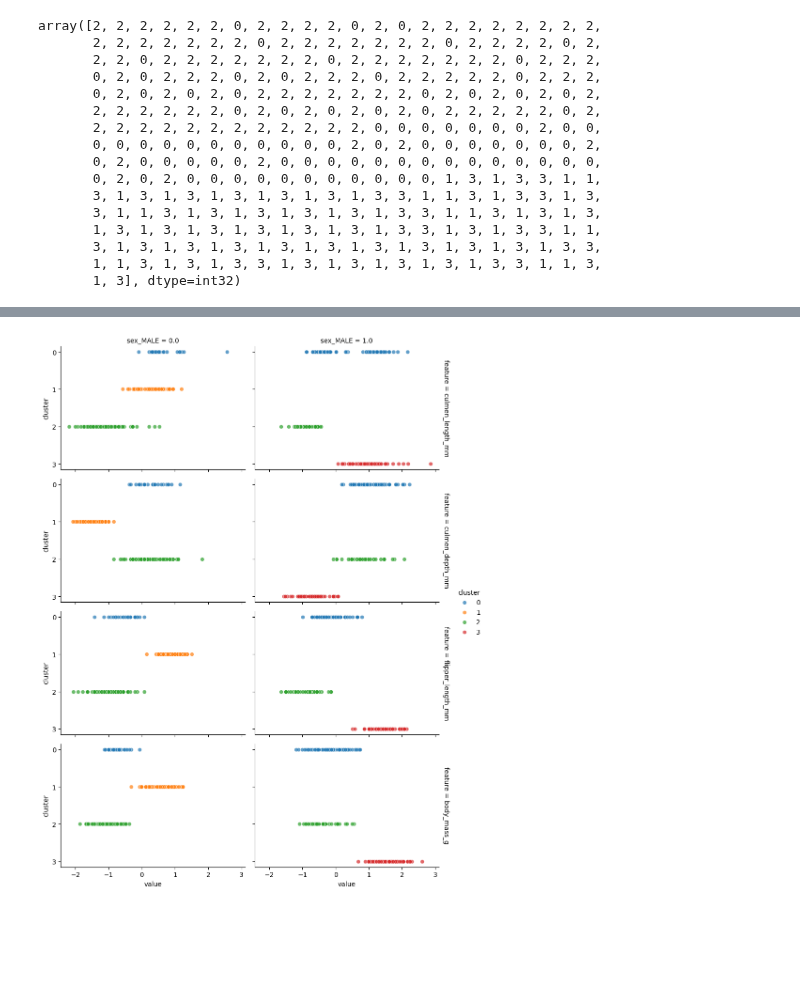
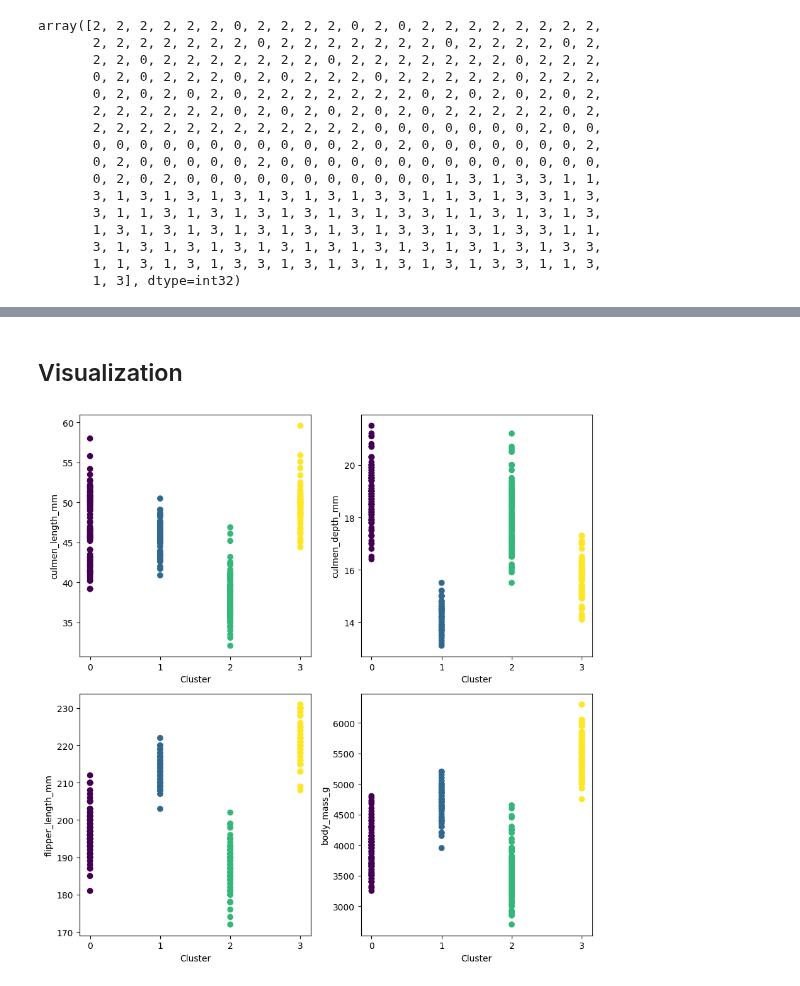
Before and after one commit to PaulToronto/DataCamp-Track---Machine-Learning-Scientist-in-Python, a Jupyter notebook: 4_Clustering_Antarctic_Penguin_Species.ipynb, the cells around one changed output, grey strips where cells are left out. Saved outputs shown, nothing was run; the diff lists cells and outputs as text; code cells hidden in the pictures; blank space fills up the shorter version.

```diff
--- a/4_Clustering_Antarctic_Penguin_Species.ipynb
+++ b/4_Clustering_Antarctic_Penguin_Species.ipynb
@@ -117,7 +116,7 @@ cluster_sizes = np.arange(1, 10)
 
 for k in cluster_sizes:
     model = KMeans(n_clusters=k, random_state=42)
-    model.fit(penguins)
+    model.fit(penguins_preprocessed)
     inertia.append(model.inertia_)
 
 knee_locator = KneeLocator(cluster_sizes, inertia, curve='convex', direction='decreasing')
@@ -141,7 +140,7 @@ plt.show()
 ## KMeans with 4 clusters
 # %%
 kmeans = KMeans(n_clusters=4, random_state=42)
-cluster = kmeans.fit_predict(penguins)
+cluster = kmeans.fit_predict(penguins_preprocessed)
 cluster
 # %% [output]
 array([2, 2, 2, 2, 2, 2, 0, 2, 2, 2, 2, 0, 2, 0, 2, 2, 2, 2, 2, 2, 2, 2,
@@ -161,7 +160,7 @@ array([2, 2, 2, 2, 2, 2, 0, 2, 2, 2, 2, 0, 2, 0, 2, 2, 2, 2, 2, 2, 2, 2,
        1, 1, 3, 1, 3, 1, 3, 3, 1, 3, 1, 3, 1, 3, 1, 3, 1, 3, 3, 1, 1, 3,
        1, 3], dtype=int32)
 # %%
-penguins['cluster'] = cluster.astype(str)
+penguins['cluster'] = pd.Categorical(cluster, categories=sorted(np.unique(cluster)), ordered=True)
 penguins.info()
 # %% [output]
 <class 'pandas.core.frame.DataFrame'>
@@ -180,4 +178,0 @@ memory usage: 15.7+ KB
-# %%
-# clean the column names
-penguins.columns = [col.split('__', 1)[-1] for col in penguins.columns]
-penguins
@@ -226,15 +178,0 @@ penguins_melted
-# %%
-# create FacetGrid
-g = sns.FacetGrid(penguins_melted,
-                  col='sex_MALE',
-                  row='feature',
-                  hue='cluster',
-                  margin_titles=True,
-                  height=3, aspect=1.5)
-
-g.map_dataframe(sns.scatterplot, x='value', y='cluster', alpha=0.7)
-g.add_legend()
-
-plt.show()
-# %% [output]
-[figure, removed]
@@ -240,0 +181,17 @@ plt.show()
+# %% [markdown]
+## Visualization
+# %%
+fig, axes = plt.subplots(2, 2, figsize=(9, 9))
+
+axes = axes.flatten()
+
+for i, col in enumerate(penguins.columns[:-2]):
+    axes[i].scatter(penguins['cluster'], penguins[col], c=penguins['cluster'])
+    axes[i].set_xticks([0, 1, 2, 3])
+    axes[i].set_xlabel('Cluster')
+    axes[i].set_ylabel(col)
+
+plt.tight_layout()
+plt.show()
+# %% [output]
+[figure, added]
```
Also changed, not shown: parts of 8 cells of this notebook.
